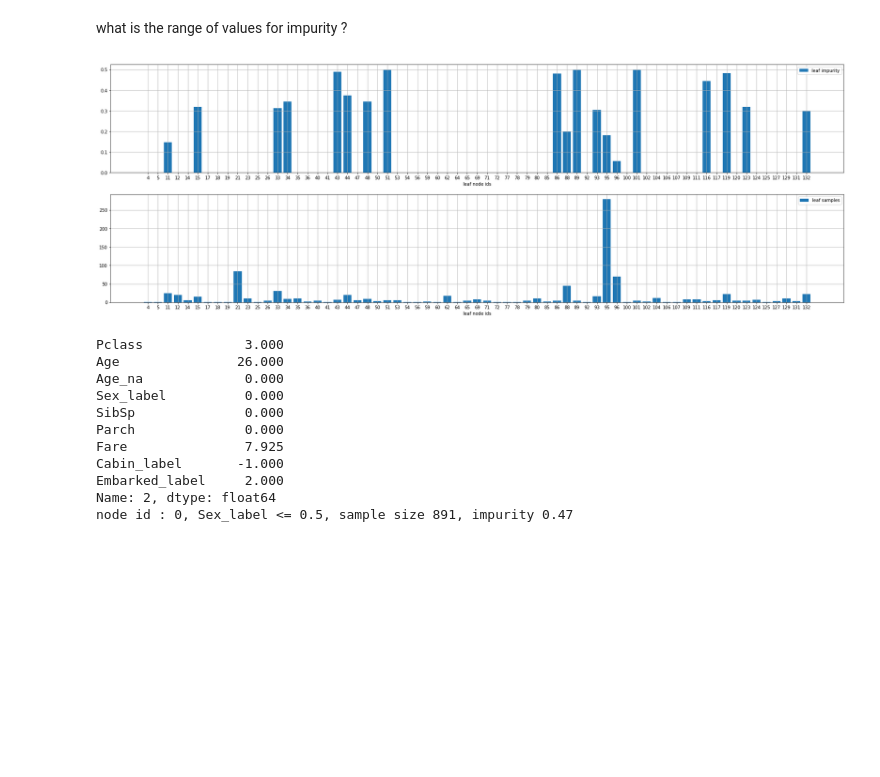
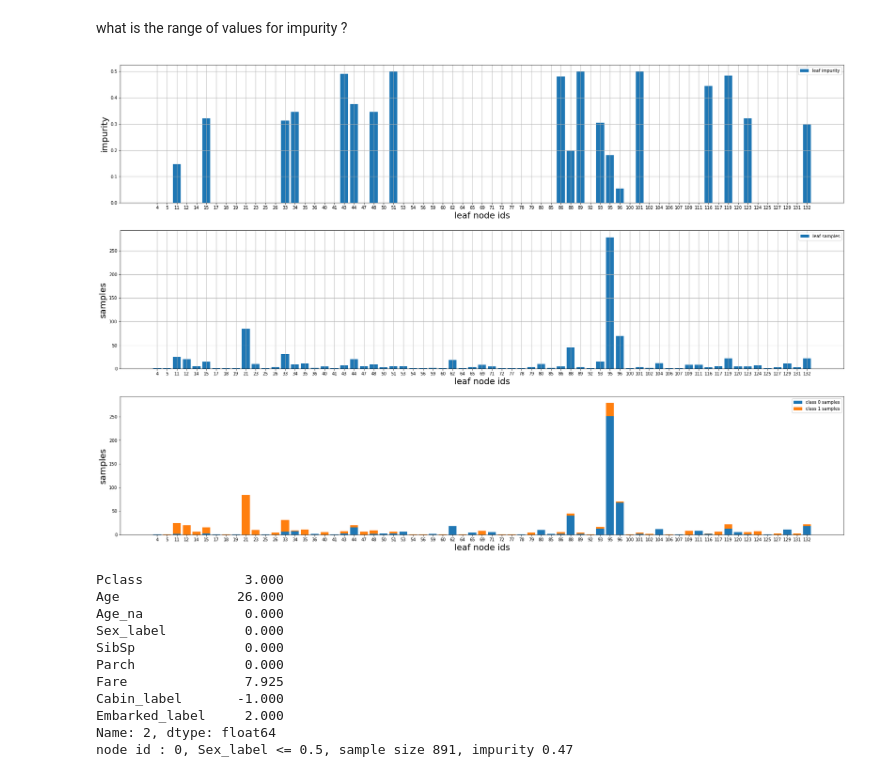
Before and after one commit to tlapusan/woodpecker, a Jupyter notebook: notebooks/DecisionTreeStructure.ipynb, the cells around one changed output. Saved outputs shown, nothing was run; the diff lists cells and outputs as text; code cells hidden in the pictures; blank space fills up the shorter version.

```diff
--- a/notebooks/DecisionTreeStructure.ipynb
+++ b/notebooks/DecisionTreeStructure.ipynb
@@ -185,14 +177,17 @@ dts.show_leaf_samples_distribution(bins=30, figsize=(10,5))
 # %% [markdown]
 what is the range of values for impurity ?
 # %%
-plt.figure(figsize=(30,10))
-plt.subplot(2,1,1)
+plt.figure(figsize=(30,20))
+plt.subplot(3,1,1)
 dts.show_leaf_impurity()
 
-plt.subplot(2,1,2)
+plt.subplot(3,1,2)
 dts.show_leaf_samples()
+
+plt.subplot(3,1,3)
+dts.show_leaf_samples_by_class()
 # %% [output]
-[figure, old version]
+[figure, new version]
 # %%
 dts.show_decision_tree_splits_prediction(train_raw, 2, target)
 # %% [output]
```
Also changed, not shown: parts of 5 cells of this notebook, 1 other file.
